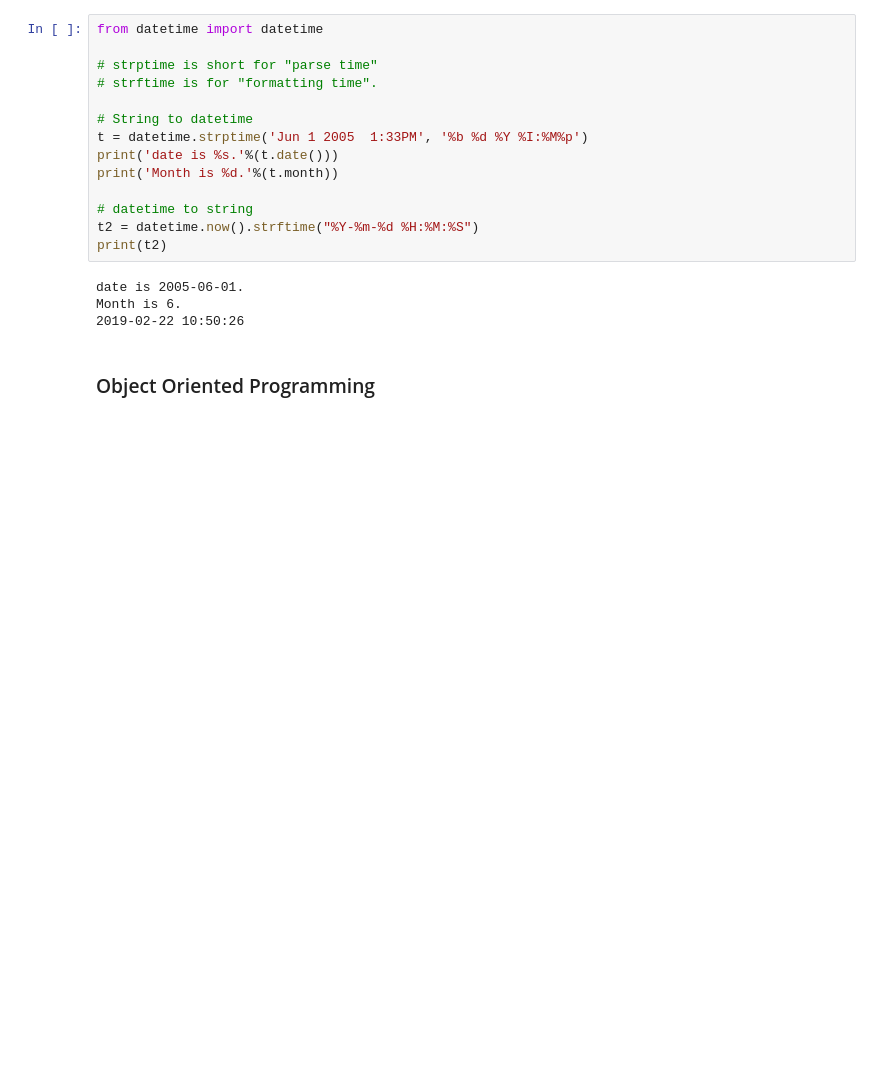
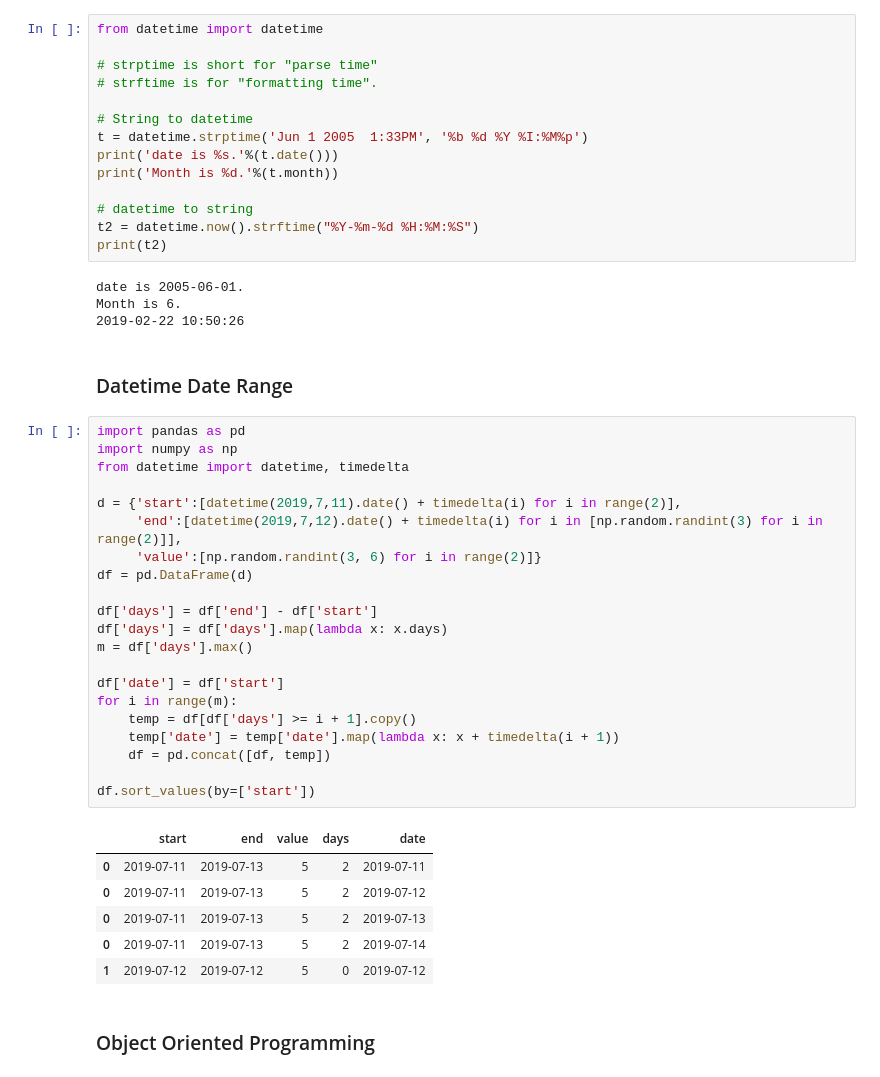
Before and after one commit to JustinNew/python, a Jupyter notebook: 000PythonSnippet.ipynb, the cells around one changed output. Drawn from its saved outputs; the diff is of its cells as text; blank space fills up the shorter version.

Commit message:
date range

```diff
--- a/000PythonSnippet.ipynb
+++ b/000PythonSnippet.ipynb
@@ -1998,6 +1998,36 @@ print(t2)
 date is 2005-06-01.
 Month is 6.
 2019-02-22 10:50:26
+# %% [markdown]
+### Datetime Date Range
+# %%
+import pandas as pd
+import numpy as np
+from datetime import datetime, timedelta
+
+d = {'start':[datetime(2019,7,11).date() + timedelta(i) for i in range(2)],
+     'end':[datetime(2019,7,12).date() + timedelta(i) for i in [np.random.randint(3) for i in range(2)]],
+     'value':[np.random.randint(3, 6) for i in range(2)]}
+df = pd.DataFrame(d)
+
+df['days'] = df['end'] - df['start']
+df['days'] = df['days'].map(lambda x: x.days)
+m = df['days'].max()
+
+df['date'] = df['start']
+for i in range(m):
+    temp = df[df['days'] >= i + 1].copy()
+    temp['date'] = temp['date'].map(lambda x: x + timedelta(i + 1))
+    df = pd.concat([df, temp])
+
+df.sort_values(by=['start'])
+# %% [output]
+|  | start | end | value | days | date |
+| 0 | 2019-07-11 | 2019-07-13 | 5 | 2 | 2019-07-11 |
+| 0 | 2019-07-11 | 2019-07-13 | 5 | 2 | 2019-07-12 |
+| 0 | 2019-07-11 | 2019-07-13 | 5 | 2 | 2019-07-13 |
+| 0 | 2019-07-11 | 2019-07-13 | 5 | 2 | 2019-07-14 |
+| 1 | 2019-07-12 | 2019-07-12 | 5 | 0 | 2019-07-12 |
 # %% [markdown]
 ### Object Oriented Programming
 # %%
```
